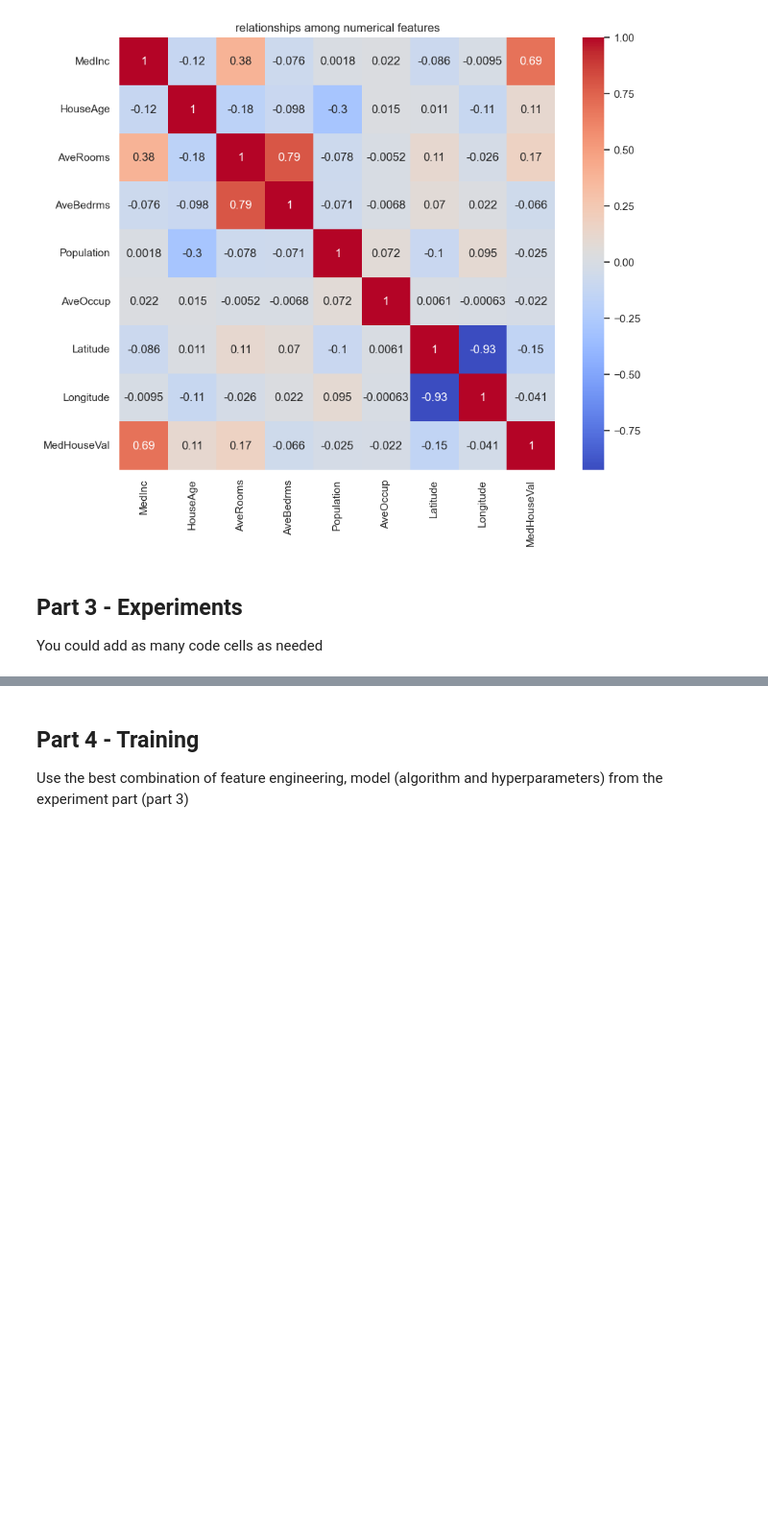
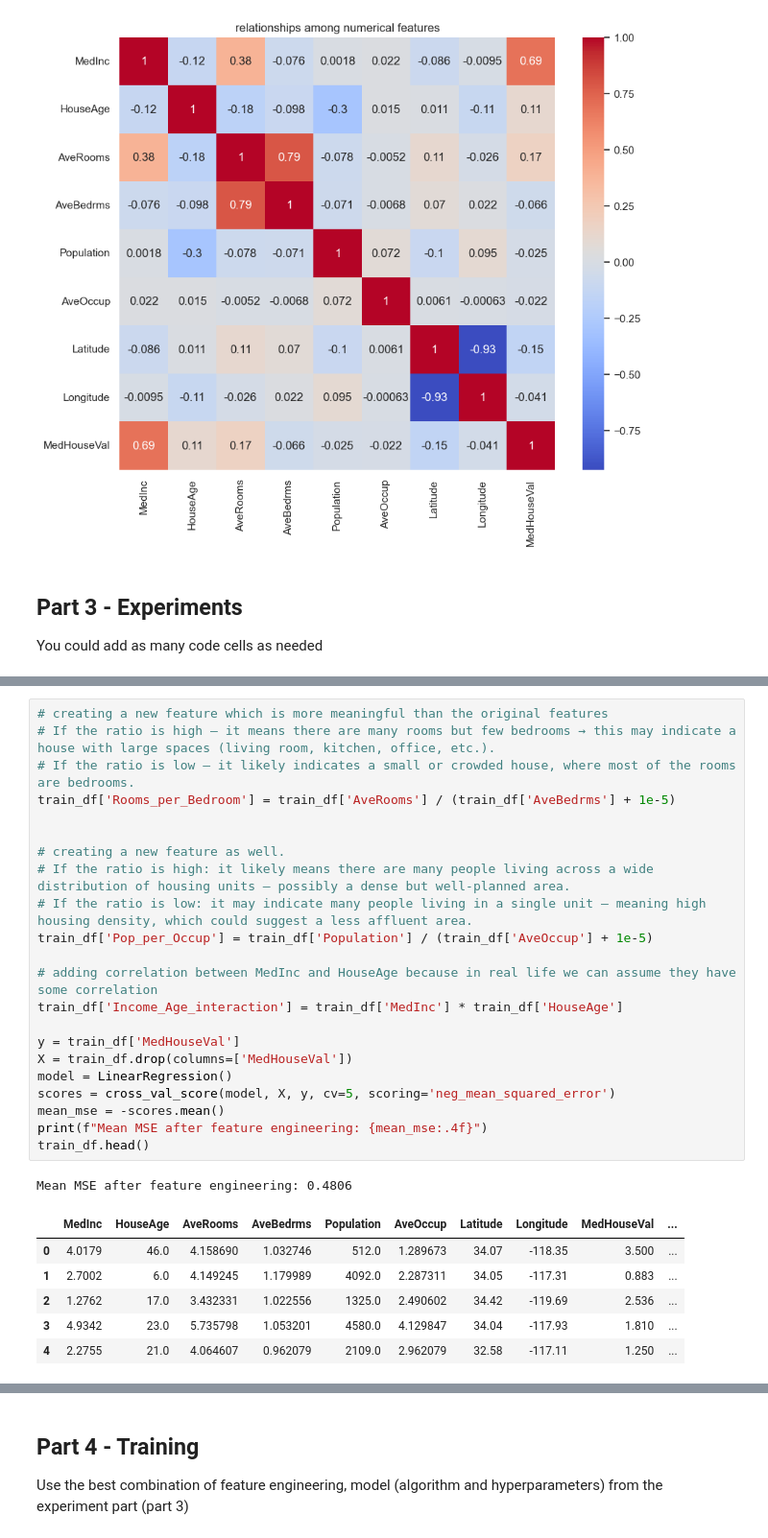
Before and after one commit to afik191/MachineLearningProject, a Jupyter notebook: Assignment2_supervised_learning_flow.ipynb, the cells around one changed output, grey strips where cells are left out. Shown at 96% size. Cells and saved outputs as stored; diff of their text form; blank space fills up the shorter version.

```diff
--- a/Assignment2_supervised_learning_flow.ipynb
+++ b/Assignment2_supervised_learning_flow.ipynb
@@ -213,0 +239,30 @@ train_df['LogMedInc'] = np.log1p(train_df['MedInc'])
+# %%
+# creating a new feature which is more meaningful than the original features
+# If the ratio is high — it means there are many rooms but few bedrooms → this may indicate a house with large spaces (living room, kitchen, office, etc.).
+# If the ratio is low — it likely indicates a small or crowded house, where most of the rooms are bedrooms.
+train_df['Rooms_per_Bedroom'] = train_df['AveRooms'] / (train_df['AveBedrms'] + 1e-5)
+
+
+# creating a new feature as well.
+# If the ratio is high: it likely means there are many people living across a wide distribution of housing units — possibly a dense but well-planned area.
+# If the ratio is low: it may indicate many people living in a single unit — meaning high housing density, which could suggest a less affluent area.
+train_df['Pop_per_Occup'] = train_df['Population'] / (train_df['AveOccup'] + 1e-5)
+
+# adding correlation between MedInc and HouseAge because in real life we can assume they have some correlation
+train_df['Income_Age_interaction'] = train_df['MedInc'] * train_df['HouseAge']
+
+y = train_df['MedHouseVal']
+X = train_df.drop(columns=['MedHouseVal'])
+model = LinearRegression()
+scores = cross_val_score(model, X, y, cv=5, scoring='neg_mean_squared_error')
+mean_mse = -scores.mean()
+print(f"Mean MSE after feature engineering: {mean_mse:.4f}")
+train_df.head()
+# %% [output]
+Mean MSE after feature engineering: 0.4806
+|  | MedInc | HouseAge | AveRooms | AveBedrms | Population | AveOccup | Latitude | Longitude | MedHouseVal | ... |
+| 0 | 4.0179 | 46.0 | 4.158690 | 1.032746 | 512.0 | 1.289673 | 34.07 | -118.35 | 3.500 | ... |
+| 1 | 2.7002 | 6.0 | 4.149245 | 1.179989 | 4092.0 | 2.287311 | 34.05 | -117.31 | 0.883 | ... |
+| 2 | 1.2762 | 17.0 | 3.432331 | 1.022556 | 1325.0 | 2.490602 | 34.42 | -119.69 | 2.536 | ... |
+| 3 | 4.9342 | 23.0 | 5.735798 | 1.053201 | 4580.0 | 4.129847 | 34.04 | -117.93 | 1.810 | ... |
+| 4 | 2.2755 | 21.0 | 4.064607 | 0.962079 | 2109.0 | 2.962079 | 32.58 | -117.11 | 1.250 | ... |
```
Also changed, not shown: parts of 8 cells of this notebook.
